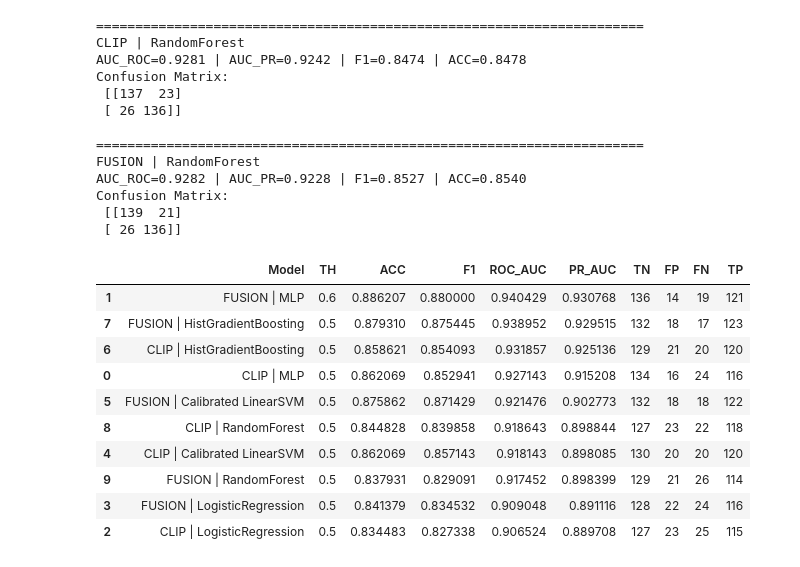
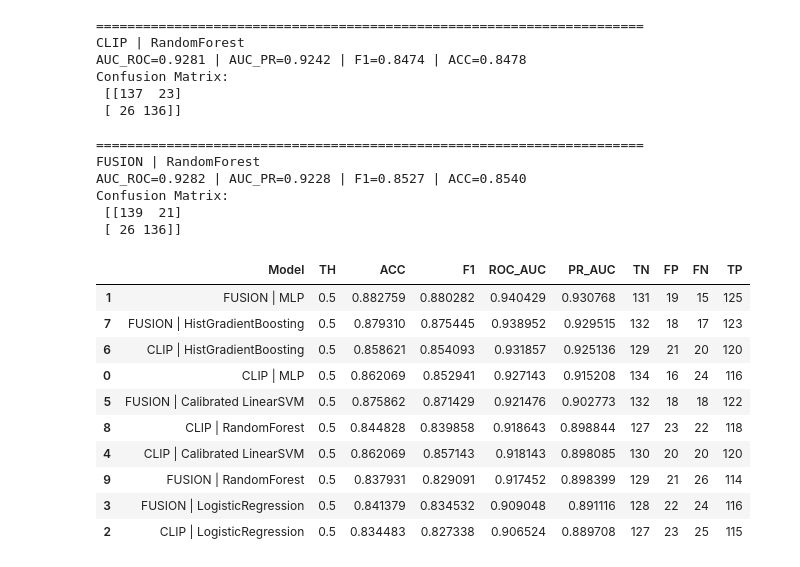
Before and after one commit to YuvalGarzon/Seminar-Project-Real-time-Crowd-Anomaly, a Jupyter notebook: ProjectRealTimeCrowdAnomaly.ipynb, the cells around one changed output. Saved outputs shown, nothing was run; the diff lists cells and outputs as text; code cells hidden in the pictures.

```diff
--- a/ProjectRealTimeCrowdAnomaly.ipynb
+++ b/ProjectRealTimeCrowdAnomaly.ipynb
@@ -1633,7 +1633,7 @@ fus_mlp.load_state_dict(torch.load("best_fusion_binary_mlp.pt", map_location=dev
 fus_mlp.eval()
 with torch.no_grad():
     p = torch.sigmoid(fus_mlp(torch.tensor(Xf_te, dtype=torch.float32, device=device))).cpu().numpy()
-rows.append(eval_probs("FUSION | MLP", p, y_te, thr=0.6))
+rows.append(eval_probs("FUSION | MLP", p, y_te, thr=0.5))
 # ===== 3) Logistic Regression =====
 lr = Pipeline([
     ("scaler", StandardScaler()),
@@ -1666,34 +1666,34 @@ rows.append(eval_probs("FUSION | Calibrated LinearSVM", p, y_te, thr=0.5))
 
 # ===== 5) HistGradientBoosting =====
 hgb = HistGradientBoostingClassifier(max_iter=300, learning_rate=0.1, random_state=42)
 hgb.fit(Xe_tr, y_tr)
 p = hgb.predict_proba(Xe_te)[:, 1]
 rows.append(eval_probs("CLIP | HistGradientBoosting", p, y_te, thr=0.5))
 
 hgb.fit(Xf_tr, y_tr)
 p = hgb.predict_proba(Xf_te)[:, 1]
 rows.append(eval_probs("FUSION | HistGradientBoosting", p, y_te, thr=0.5))
 
 # ===== 6) RandomForest =====
 rf = RandomForestClassifier(
     n_estimators=500,
     random_state=42,
     class_weight="balanced_subsample",
     n_jobs=-1
 )
 rf.fit(Xe_tr, y_tr)
 p = rf.predict_proba(Xe_te)[:, 1]
 rows.append(eval_probs("CLIP | RandomForest", p, y_te, thr=0.5))
 
 rf.fit(Xf_tr, y_tr)
 p = rf.predict_proba(Xf_te)[:, 1]
 rows.append(eval_probs("FUSION | RandomForest", p, y_te, thr=0.5))
 
 df = pd.DataFrame(rows).sort_values(["ROC_AUC","PR_AUC","F1"], ascending=False)
 df
 # %% [output]
 |  | Model | TH | ACC | F1 | ROC_AUC | PR_AUC | TN | FP | FN | TP |
-| 1 | FUSION | MLP | 0.6 | 0.886207 | 0.880000 | 0.940429 | 0.930768 | 136 | 14 | 19 | 121 |
+| 1 | FUSION | MLP | 0.5 | 0.882759 | 0.880282 | 0.940429 | 0.930768 | 131 | 19 | 15 | 125 |
 | 7 | FUSION | HistGradientBoosting | 0.5 | 0.879310 | 0.875445 | 0.938952 | 0.929515 | 132 | 18 | 17 | 123 |
 | 6 | CLIP | HistGradientBoosting | 0.5 | 0.858621 | 0.854093 | 0.931857 | 0.925136 | 129 | 21 | 20 | 120 |
 | 0 | CLIP | MLP | 0.5 | 0.862069 | 0.852941 | 0.927143 | 0.915208 | 134 | 16 | 24 | 116 |
```
Also changed, not shown: parts of 1 cell of this notebook.
